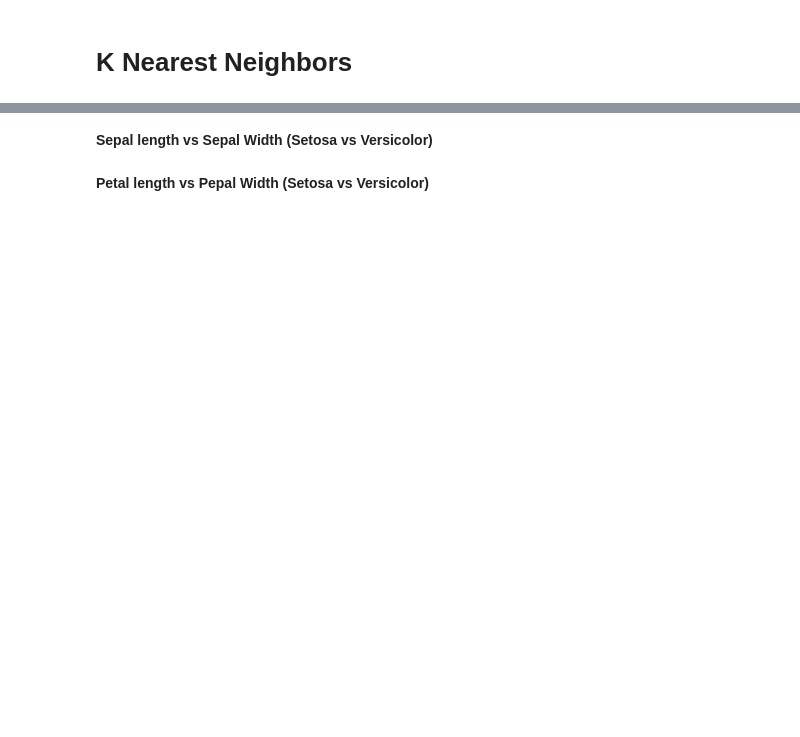
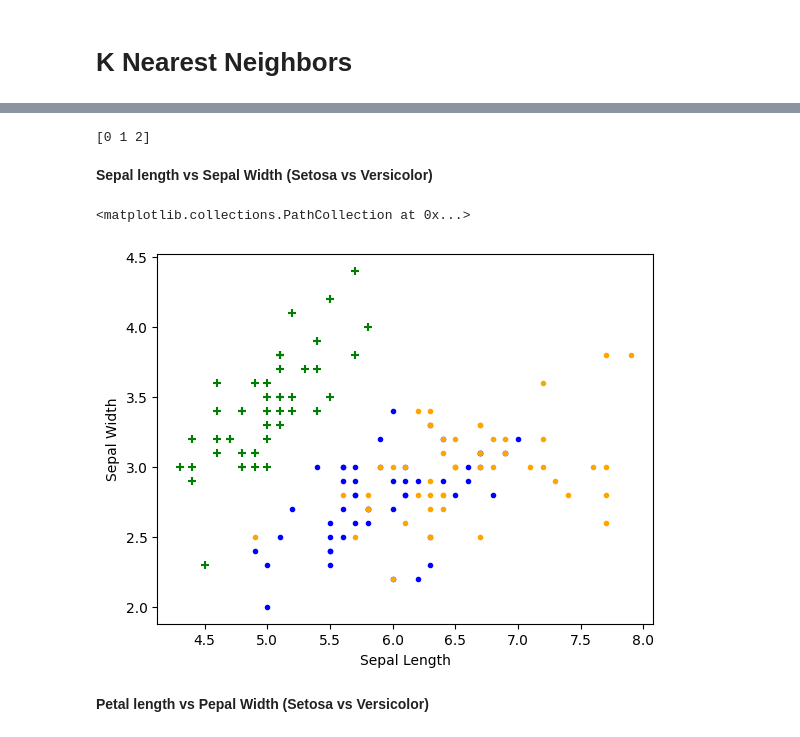
Before and after one commit to andreidumitras/Labs-SI, a Jupyter notebook: lab04/clasificare_iris.ipynb, the cells around one changed output, grey strips where cells are left out. Cells and saved outputs as stored; diff of their text form; code cells hidden in the pictures; blank space fills up the shorter version.

```diff
--- a/lab04/clasificare_iris.ipynb
+++ b/lab04/clasificare_iris.ipynb
@@ -26,5 +68,8 @@ df.head()
 # %%
 df[45:55]
+print(df.target.unique())
+# %% [output]
+[0 1 2]
 # %%
 df0 = df[:50]
 df1 = df[50:100]
@@ -37,8 +81,12 @@ import matplotlib.pyplot as plt
 # %%
 plt.xlabel('Sepal Length')
 plt.ylabel('Sepal Width')
 plt.scatter(df0['sepal length (cm)'], df0['sepal width (cm)'],color="green",marker='+')
 plt.scatter(df1['sepal length (cm)'], df1['sepal width (cm)'],color="blue",marker='.')
+plt.scatter(df2['sepal length (cm)'], df2['sepal width (cm)'],color="orange",marker='.')
+# %% [output]
+<matplotlib.collections.PathCollection at 0x...>
+[figure, added]
 # %% [markdown]
 **Petal length vs Pepal Width (Setosa vs Versicolor)**
 # %%
```
Also changed, not shown: parts of 18 cells of this notebook, 1 other file.
